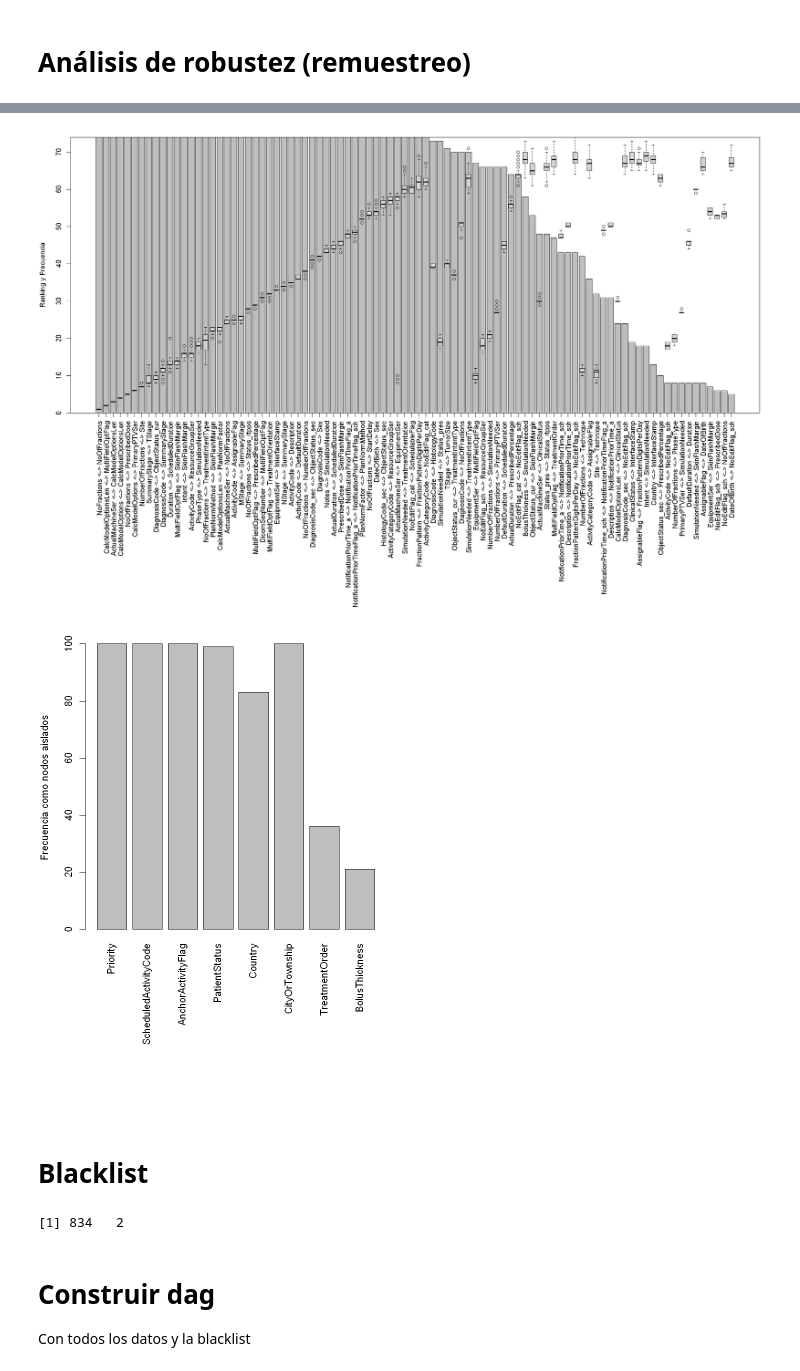
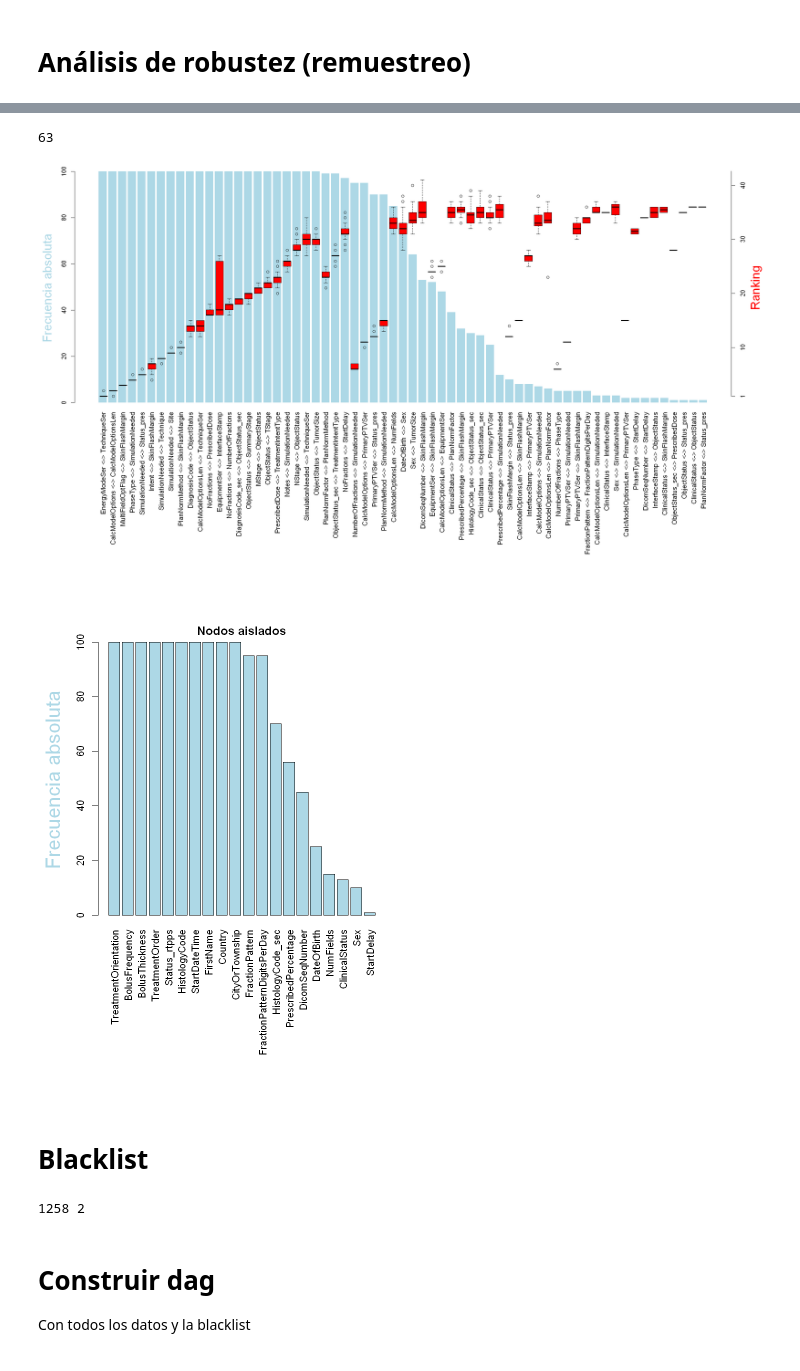
Before and after one commit to david722sv/TFM, a Jupyter notebook: 3_analisis_planes-citas_redbayesiana.ipynb, the cells around one changed output, grey strips where cells are left out. Saved outputs shown, nothing was run; the diff lists cells and outputs as text; code cells hidden in the pictures.

```diff
--- a/3_analisis_planes-citas_redbayesiana.ipynb
+++ b/3_analisis_planes-citas_redbayesiana.ipynb
@@ -101,7 +202,5 @@ dim(tabla)
 # Análisis de robustez (remuestreo)
 # %%
 n = 100
-ret = resample_train(tabla, 0.1, n, "hc")
-rankings  = ret[[1]]
-ais = ret[[2]]
+ret = resample_train(tabla, 0.15, n, "hc"); rankings  = ret[[1]]; ais = ret[[2]]
 # %% [output]
@@ -121,22 +226,8 @@ citas (94,746 x 67):
-# %%
-q1 = order(lengths(rankings), mapply(rankings, FUN='median'), decreasing=c(TRUE,FALSE))[0:90]
-
-ylim = max(mapply(rankings, FUN='max'))
-
-frec = lengths(rankings[q1])
-frec = mapply(frec, FUN = function(x) round(ylim*x/max(frec)))
-
-options(repr.plot.width = 18, repr.plot.height = 12)
-par(mar=c(25,4,1,1))
-n = barplot(frec, las=3, ylim=c(0, ylim) , ylab = "Ranking y Frecuencia")
-boxplot(rankings[q1], at = n, las=3, add=TRUE)
-# %% [output]
-[figure, removed]
 # %%
-options(repr.plot.width = 6, repr.plot.height = 8)
-par(mar=c(15,4,1,1))
-barplot(unlist(ais), las=3, ylab='Frecuencia como nodos aislados')
+ret = plot_resultados_remuestreo(rankings)
 # %% [output]
+63
-[figure, old version]
+[figure, new version]
+[figure, added]
 # %% [markdown]
 # Blacklist
@@ -153,11 +234,7 @@ for(i in names(frec[frec < 20])){
-# %%
-# añado a la blacklist los nodos que salian aislados muchas veces en el remuestreo
-for(i in names(ais[ais > 50])){
-    blacklist = add_single_to_blacklist(blacklist, i, names(tabla))
-}
-dim(blacklist)
-# %% [output]
-[1] 834   2
+# %%
+blacklist = get_blacklist(tabla, rankings, ais, 0.2, 0.8, 0.8)
+# %% [output]
+1258 2
 # %% [markdown]
 # Construir dag
 Con todos los datos y la blacklist
```
Also changed, not shown: parts of 24 cells of this notebook.
